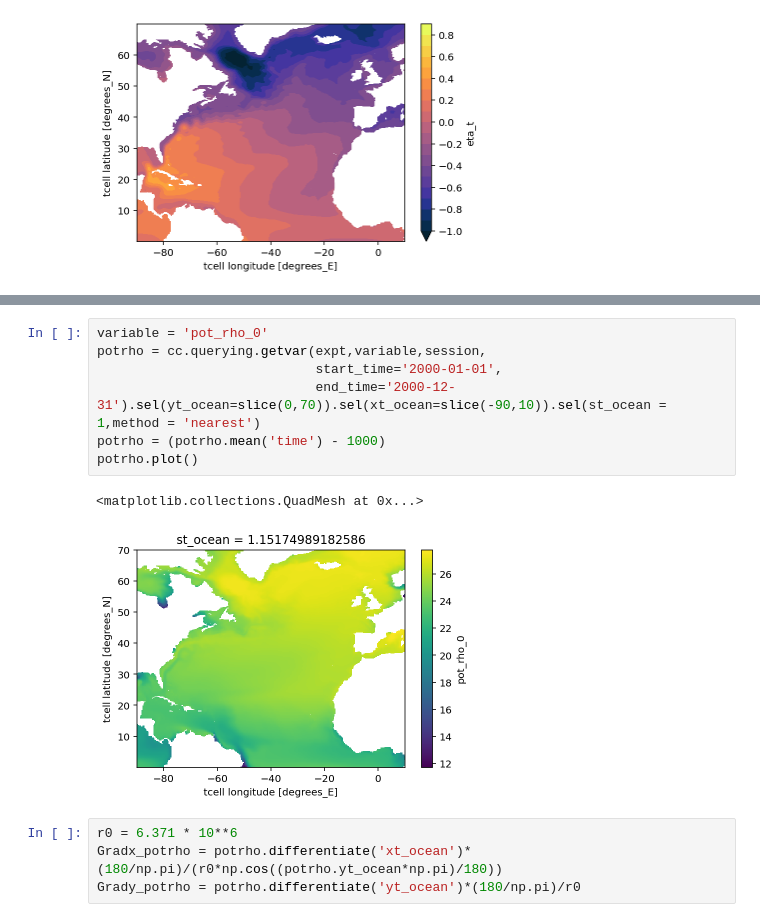
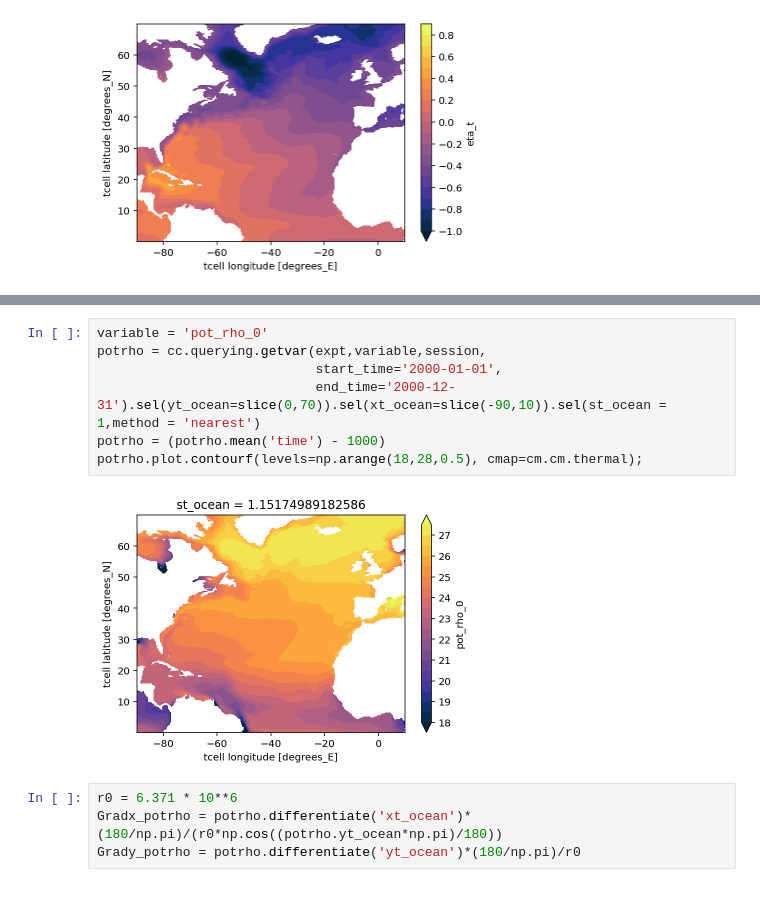
Before and after one commit to dhruvbhagtani/PV_Flux, a Jupyter notebook: PV_Flux.ipynb, the cells around one changed output, grey strips where cells are left out. Drawn from its saved outputs; the diff is of its cells as text.

```diff
--- a/PV_Flux.ipynb
+++ b/PV_Flux.ipynb
@@ -97,13 +97,12 @@ vars_025deg[vars_025deg['name'].str.lower().str.match('pot')]
 # %%
 variable = 'pot_rho_0'
 potrho = cc.querying.getvar(expt,variable,session,
                             start_time='2000-01-01',
                             end_time='2000-12-31').sel(yt_ocean=slice(0,70)).sel(xt_ocean=slice(-90,10)).sel(st_ocean = 1,method = 'nearest')
 potrho = (potrho.mean('time') - 1000)
-potrho.plot()
+potrho.plot.contourf(levels=np.arange(18,28,0.5), cmap=cm.cm.thermal);
 # %% [output]
-<matplotlib.collections.QuadMesh at 0x...>
-[figure, old version]
+[figure, new version]
 # %%
 r0 = 6.371 * 10**6
 Gradx_potrho = potrho.differentiate('xt_ocean')*(180/np.pi)/(r0*np.cos((potrho.yt_ocean*np.pi)/180))
```
Also changed, not shown: parts of 1 cell of this notebook.
